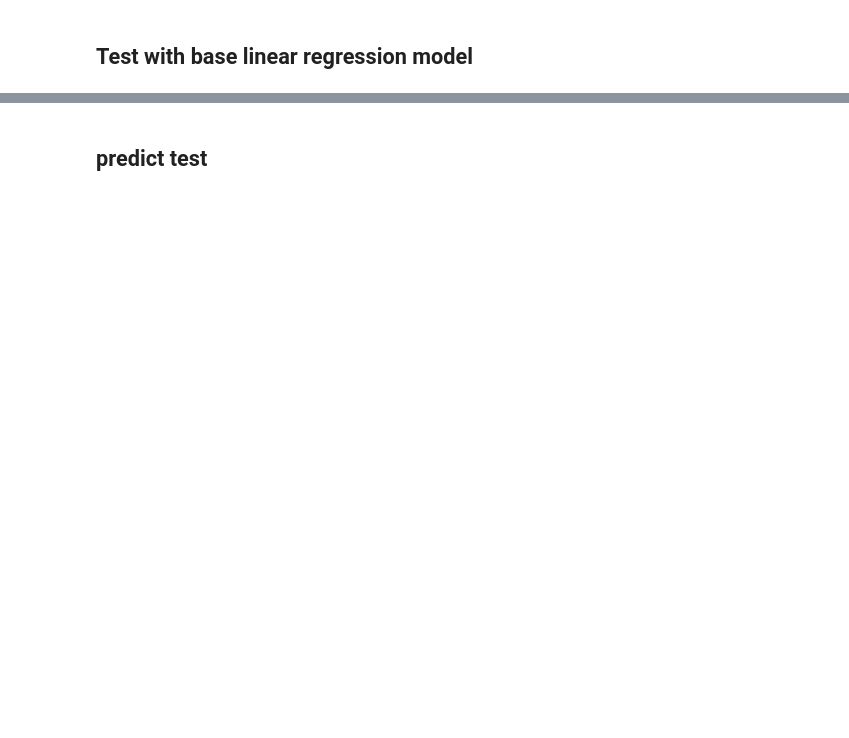
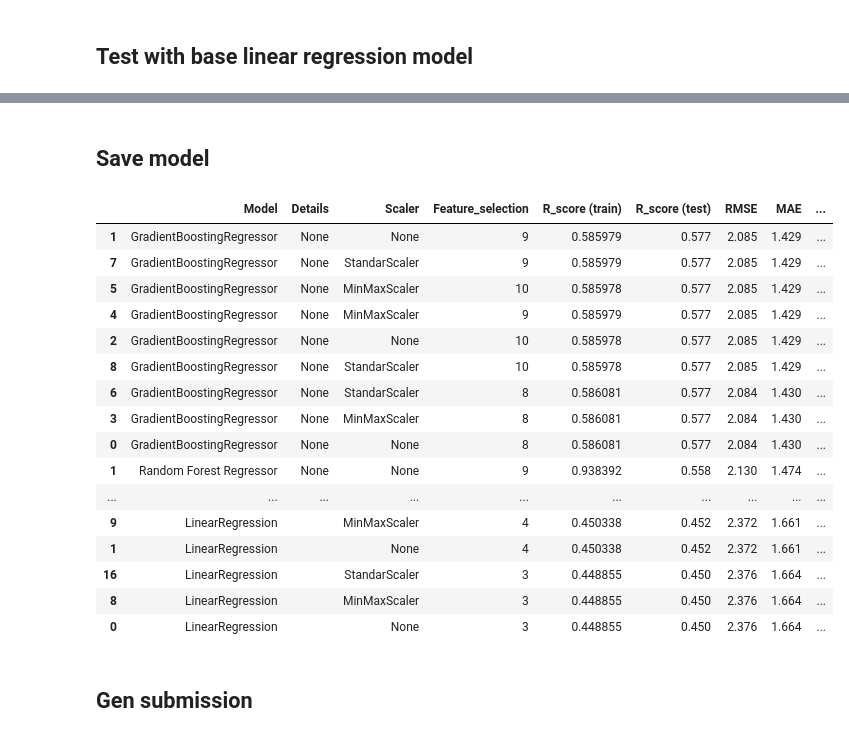
Before and after one commit to 2ThuyThuy/kaggle_reseach, a Jupyter notebook: regression_crab_age/create pipeline processing model.ipynb, the cells around one changed output, grey strips where cells are left out. Cells and saved outputs as stored; diff of their text form; code cells hidden in the pictures; blank space fills up the shorter version.

```diff
--- a/regression_crab_age/create pipeline processing model.ipynb
+++ b/regression_crab_age/create pipeline processing model.ipynb
@@ -37,0 +397,2 @@ MAE:  1.4824897525481464
+# %%
+df_KNR_0 = test_model(X, y,'KNeighbors Regressor',KNeighborsRegressor(),'None')
@@ -37,0 +421,3 @@ MAE:  1.4824897525481464
+# %%
+df_RFR_0 = test_model(X.copy(), y.copy(),'Random Forest Regressor',
+                    RandomForestRegressor(random_state = SEED),'None')
@@ -37,0 +437,3 @@ MAE:  1.4824897525481464
+# %%
+df_GBR_0 = test_model(X.copy(), y.copy(),'GradientBoostingRegressor',
+                    GradientBoostingRegressor(random_state = SEED),'None')
@@ -37,0 +451,4 @@ MAE:  1.4824897525481464
+# %% [markdown]
+## Save model
+# %%
+df_base = pd.concat([df_lr, df_GBR_0, df_RFR_0, df_KNR_0])
@@ -38,5 +457,25 @@ MAE:  1.4824897525481464
+# %%
+df_base.sort_values(by=['MAE'])
+# %% [output]
+|  | Model | Details | Scaler | Feature_selection | R_score (train) | R_score (test) | RMSE | MAE | ... |
+| 1 | GradientBoostingRegressor | None | None | 9 | 0.585979 | 0.577 | 2.085 | 1.429 | ... |
+| 7 | GradientBoostingRegressor | None | StandarScaler | 9 | 0.585979 | 0.577 | 2.085 | 1.429 | ... |
+| 5 | GradientBoostingRegressor | None | MinMaxScaler | 10 | 0.585978 | 0.577 | 2.085 | 1.429 | ... |
+| 4 | GradientBoostingRegressor | None | MinMaxScaler | 9 | 0.585979 | 0.577 | 2.085 | 1.429 | ... |
+| 2 | GradientBoostingRegressor | None | None | 10 | 0.585978 | 0.577 | 2.085 | 1.429 | ... |
+| 8 | GradientBoostingRegressor | None | StandarScaler | 10 | 0.585978 | 0.577 | 2.085 | 1.429 | ... |
+| 6 | GradientBoostingRegressor | None | StandarScaler | 8 | 0.586081 | 0.577 | 2.084 | 1.430 | ... |
+| 3 | GradientBoostingRegressor | None | MinMaxScaler | 8 | 0.586081 | 0.577 | 2.084 | 1.430 | ... |
+| 0 | GradientBoostingRegressor | None | None | 8 | 0.586081 | 0.577 | 2.084 | 1.430 | ... |
+| 1 | Random Forest Regressor | None | None | 9 | 0.938392 | 0.558 | 2.130 | 1.474 | ... |
+| ... | ... | ... | ... | ... | ... | ... | ... | ... | ... |
+| 9 | LinearRegression |  | MinMaxScaler | 4 | 0.450338 | 0.452 | 2.372 | 1.661 | ... |
+| 1 | LinearRegression |  | None | 4 | 0.450338 | 0.452 | 2.372 | 1.661 | ... |
+| 16 | LinearRegression |  | StandarScaler | 3 | 0.448855 | 0.450 | 2.376 | 1.664 | ... |
+| 8 | LinearRegression |  | MinMaxScaler | 3 | 0.448855 | 0.450 | 2.376 | 1.664 | ... |
+| 0 | LinearRegression |  | None | 3 | 0.448855 | 0.450 | 2.376 | 1.664 | ... |
 # %% [markdown]
-## predict test
+## Gen submission
 # %%
 def gen_submission(model):
 
```
Also changed, not shown: parts of 52 cells of this notebook, 3 other files.
